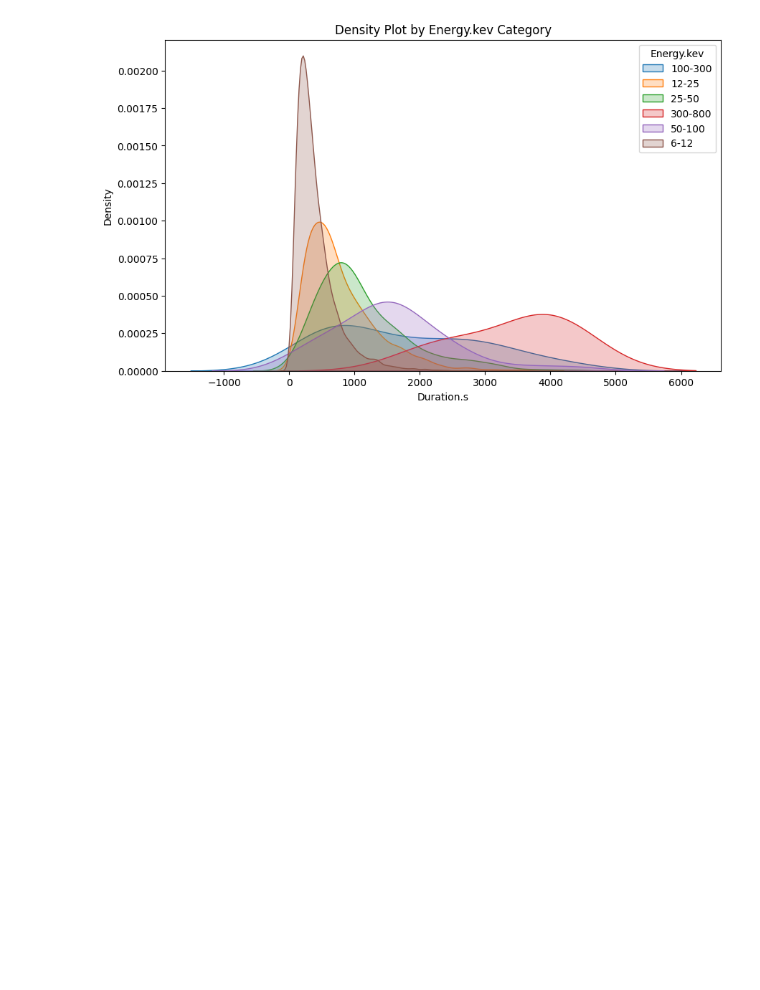
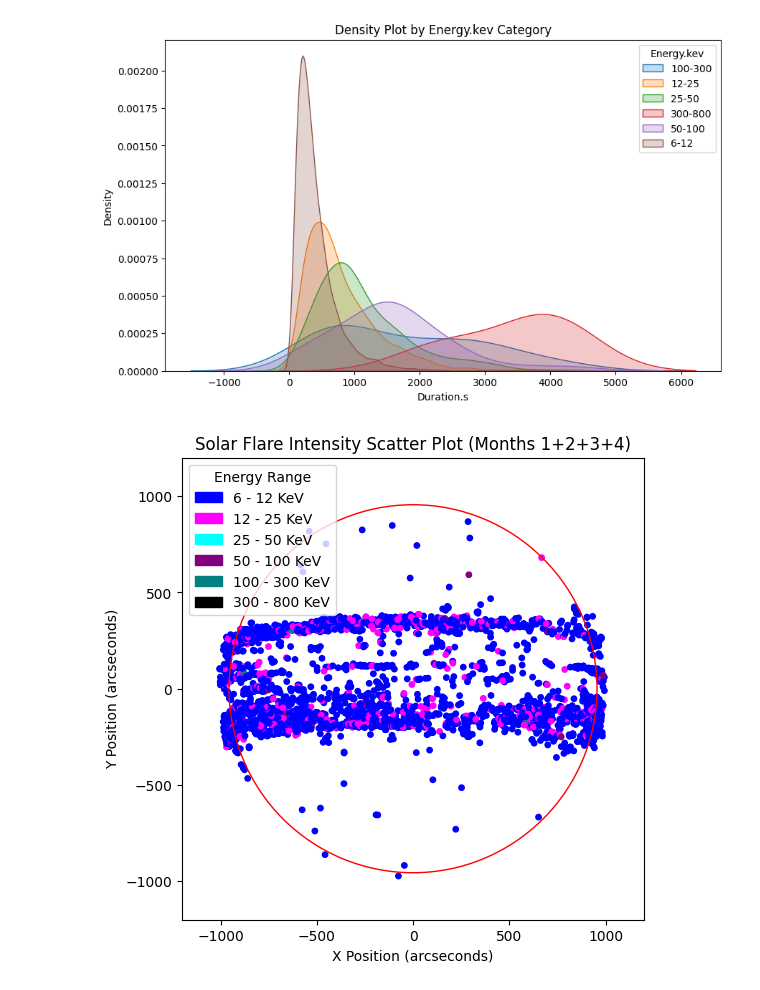
Before and after one commit to stphl/COSC3337-SolarFlaresProject, a Jupyter notebook: #2_Group_Group_Project.ipynb, the cells around one changed output. Drawn from its saved outputs; the diff is of its cells as text; code cells hidden in the pictures; blank space fills up the shorter version.

Commit message:
method 2 Intensity Maps

```diff
--- a/#2_Group_Group_Project.ipynb
+++ b/#2_Group_Group_Project.ipynb
@@ -49,3 +49,94 @@ plt.show()
 [figure]
 [figure]
 [figure]
+# %%
+import numpy as np
+import matplotlib.pyplot as plt
+import pandas as pd
+from matplotlib.colors import ListedColormap
+import matplotlib.patches as mpatches
+
+# Load dataset
+df = pd.read_csv('Solar_flare_RHESSI_2004_05.csv')
+
+# Filter data for months 1+2+3+4
+mask_1to4 = ((df['year'] == 2004) & (df['month'].between(1, 4)))
+df_1to4 = df[mask_1to4]
+
+# Filter data for months 21+22+23+24
+mask_21to24 = ((df['year'] == 2005) & (df['month'].between(9, 12)))
+df_21to24 = df[mask_21to24]
+
+# Create a custom colormap for color-coded energy ranges
+cmap = ListedColormap(['blue', 'magenta', 'cyan', 'purple', 'teal', 'black'])
+
+# Define the energy ranges based on energy.kev values
+energy_kev_ranges = [(6, 12), (12, 25), (25, 50), (50, 100), (100, 300), (300, 800)]
+
+# Create intensity map for months 1+2+3+4
+x_1to4 = df_1to4['x.pos.asec'].values
+y_1to4 = df_1to4['y.pos.asec'].values
+duration_1to4 = df_1to4['duration.s'].values
+energy_kev_1to4 = df_1to4['energy.kev'].apply(lambda x: (int(x.split('-')[0]) + int(x.split('-')[1])) / 2).values
+
+r_1to4 = np.sqrt(x_1to4 ** 2 + y_1to4 ** 2)
+t = 80  # percent
+
+r0_1to4 = np.percentile(r_1to4, t)
+
+# Determine the intensity range for each data point based on energy.kev values
+intensity_range_1to4 = np.digitize(energy_kev_1to4, [energy_range[1] for energy_range in energy_kev_ranges])
+
+# Create legend items
+legend_patches = []
+for i, energy_range in enumerate(energy_kev_ranges):
+    label = f'{energy_range[0]} - {energy_range[1]} KeV'
+    legend_patch = mpatches.Patch(color=cmap(i / len(energy_kev_ranges)), label=label)
+    legend_patches.append(legend_patch)
+
+plt.figure(figsize=(15, 10))
+sc = plt.scatter(x_1to4, y_1to4, c=intensity_range_1to4, cmap=cmap, s=15)
+circle_1to4 = plt.Circle((0, 0), r0_1to4, color='r', fill=False)
+plt.gca().add_artist(circle_1to4)
+plt.title('Solar Flare Intensity Scatter Plot (Months 1+2+3+4)')
+plt.xlabel('X Position (arcseconds)')
+plt.ylabel('Y Position (arcseconds)')
+plt.xlim(-1200, 1200)
+plt.ylim(-1200, 1200)
+plt.gca().set_aspect('equal', adjustable='box')
+
+# Add legend
+plt.legend(handles=legend_patches, title='Energy Range', loc='upper left')
+
+plt.show()
+
+# Create intensity map for months 21+22+23+24
+x_21to24 = df_21to24['x.pos.asec'].values
+y_21to24 = df_21to24['y.pos.asec'].values
+duration_21to24 = df_21to24['duration.s'].values
+energy_kev_21to24 = df_21to24['energy.kev'].apply(lambda x: (int(x.split('-')[0]) + int(x.split('-')[1])) / 2).values
+
+r_21to24 = np.sqrt(x_21to24 ** 2 + y_21to24 ** 2)
+t = 80  # percent
+
+r0_21to24 = np.percentile(r_21to24, t)
+
+# Determine the intensity range for each data point based on energy.kev values
+intensity_range_21to24 = np.digitize(energy_kev_21to24, [energy_range[1] for energy_range in energy_kev_ranges])
+
+plt.figure(figsize=(15, 10))
+sc = plt.scatter(x_21to24, y_21to24, c=intensity_range_21to24, cmap=cmap, s=15)
+circle_21to24 = plt.Circle((0, 0), r0_21to24, color='r', fill=False)
+plt.gca().add_artist(circle_21to24)
+plt.title('Solar Flare Intensity Scatter Plot (Months 21+22+23+24)')
+plt.xlabel('X Position (arcseconds)')
+plt.ylabel('Y Position (arcseconds)')
+plt.xlim(-1200, 1200)
+plt.ylim(-1200, 1200)
+plt.gca().set_aspect('equal', adjustable='box')
+
+# Add legend
+plt.legend(handles=legend_patches, title='Energy Range', loc='upper left')
+plt.show()
+# %% [output]
+[figure, added]
```
Also changed, not shown: parts of 1 cell of this notebook, 1 other file.
